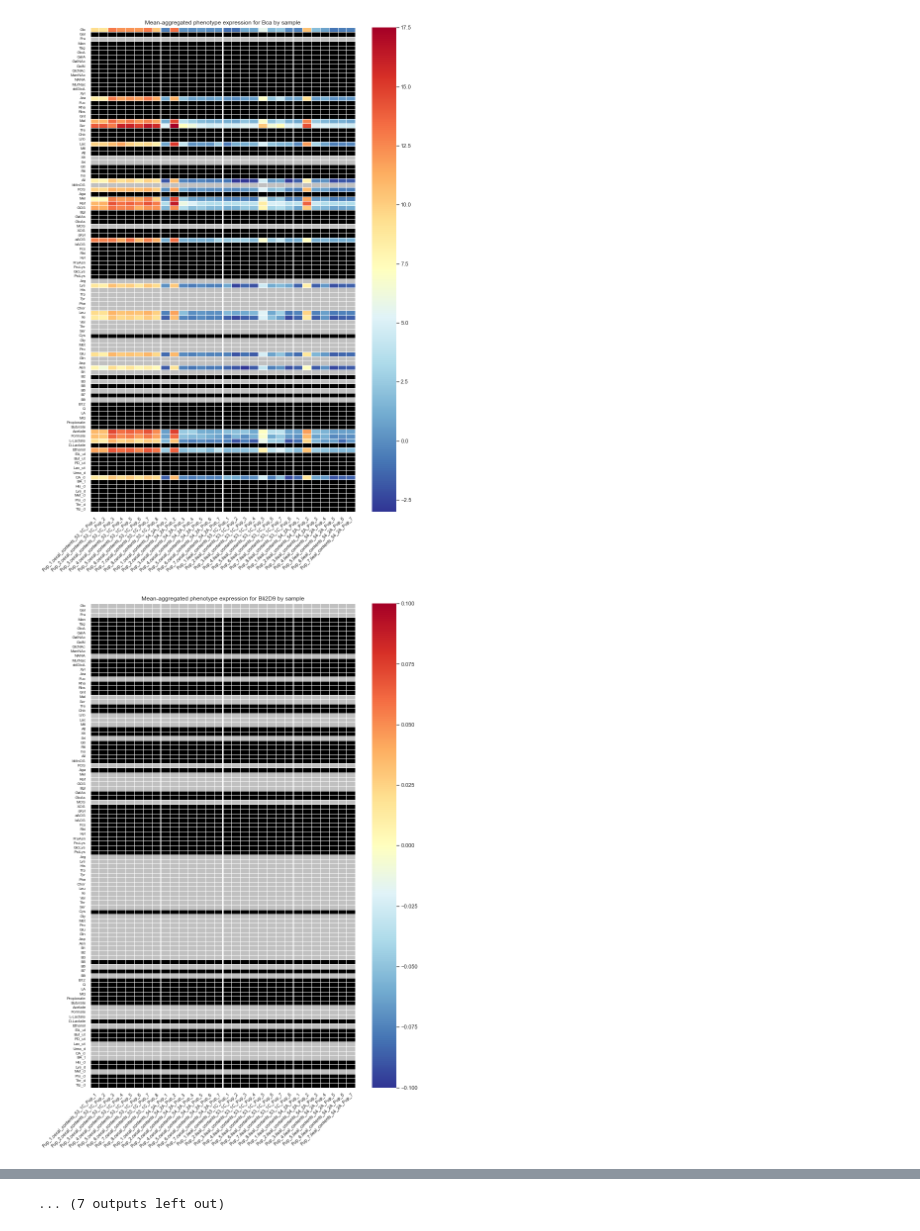
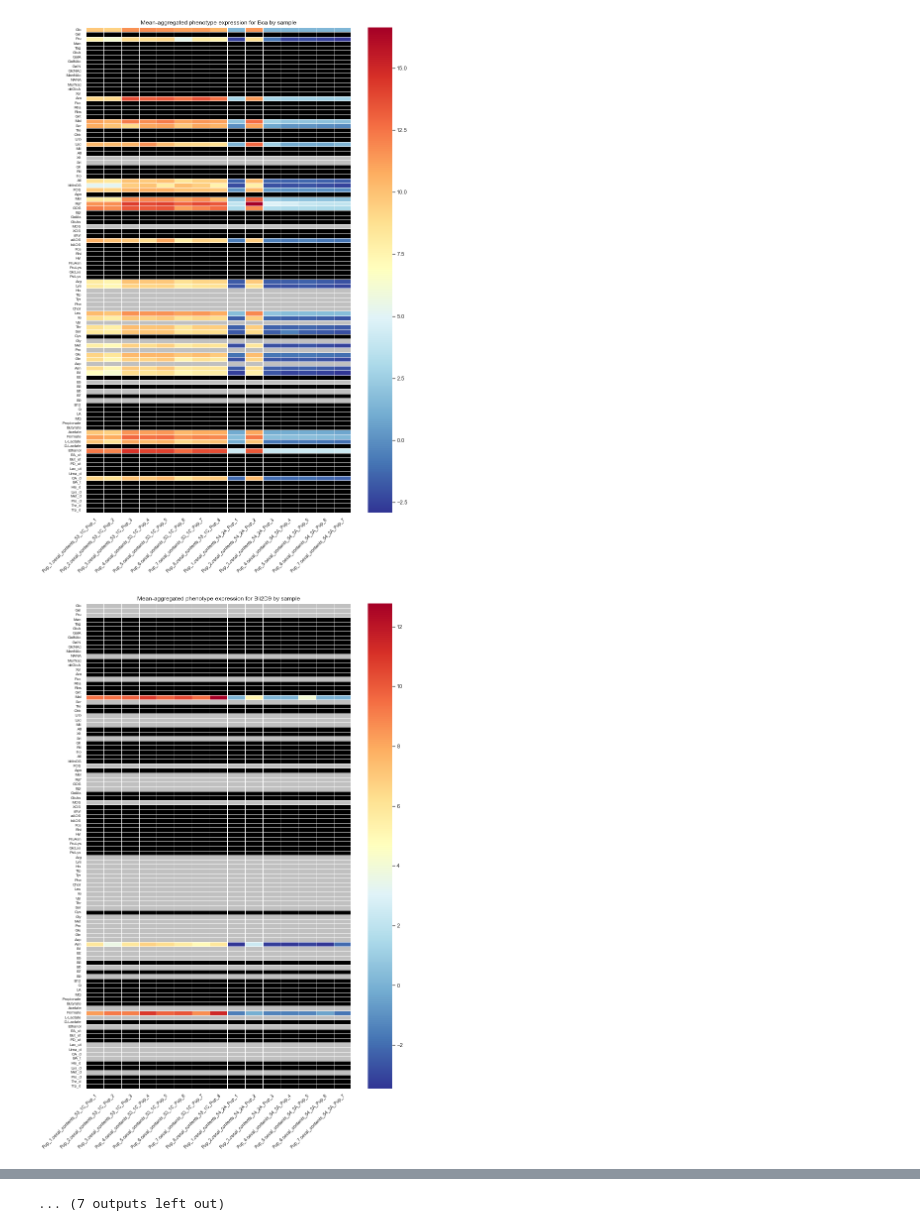
Before and after one commit to evanmlee/GordonLab, a Jupyter notebook: HOSVD_BPM_processing.ipynb, the cells around one changed output, grey strips where cells are left out. Cells and saved outputs as stored; diff of their text form; code cells hidden in the pictures.

Commit message:
Added compatability in SVD ipynbs for thresh/prev specific input data; in progress - QQ plots for transformed data

```diff
--- a/HOSVD_BPM_processing.ipynb
+++ b/HOSVD_BPM_processing.ipynb
@@ -77,7 +77,11 @@ def vc_strain_locus_tag(expr_df,mcseed_df):
     locus_vc_df.loc[:,"Strain"] = locus_tag_strains
     return locus_vc_df
 # %%
-transformed_data_dir = "formatted_output/transformed"
+transformed_data_dir = "formatted_output/transformed/thr3_prev0.3_cecal"
+param_str = re.match(r"formatted_output\/transformed\/([\w_\.]+)",transformed_data_dir).groups()[0]
+figures_dir = "figures/{0}".format(param_str)
+os.makedirs(figures_dir)
+
 filt_tpm_fpath = "{0}/filt_merged_tpm.csv".format(transformed_data_dir)
 filt_vst_fpath = "{0}/filt_merged_vst.csv".format(transformed_data_dir)
 filt_log_fpath = "{0}/filt_merged_log.csv".format(transformed_data_dir)
@@ -513,7 +516,7 @@ sample_pht_expr_dfs = per_sample_pht_aggregation(filt_expr_df,bpm_df,mcseed_df,a
 #2) differentiates the Pco and no Pco arms (in cecal and/or ileal samples)
 
 strain_pht_expr_index, strain_pht_expr_cols = bpm_df.index, filt_expr_df.columns
-strain_figs = "figures/strains"
+strain_figs = "{0}/strains".format(figures_dir)
 if not os.path.exists(strain_figs):
     os.makedirs(strain_figs)
 
@@ -574,2 +577,2 @@ for strain in STRAIN_TAGS:
-[figure, old version]
+[figure, new version]
-[figure, old version]
+[figure, new version]
```
Also changed, not shown: parts of 6 cells of this notebook, 2 other files.
